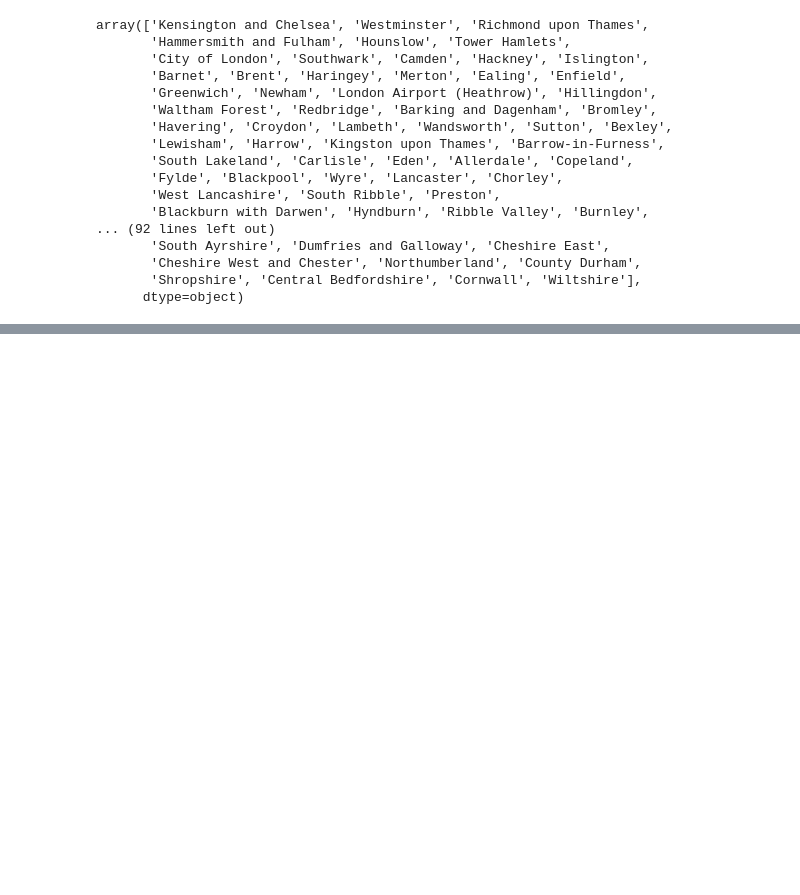
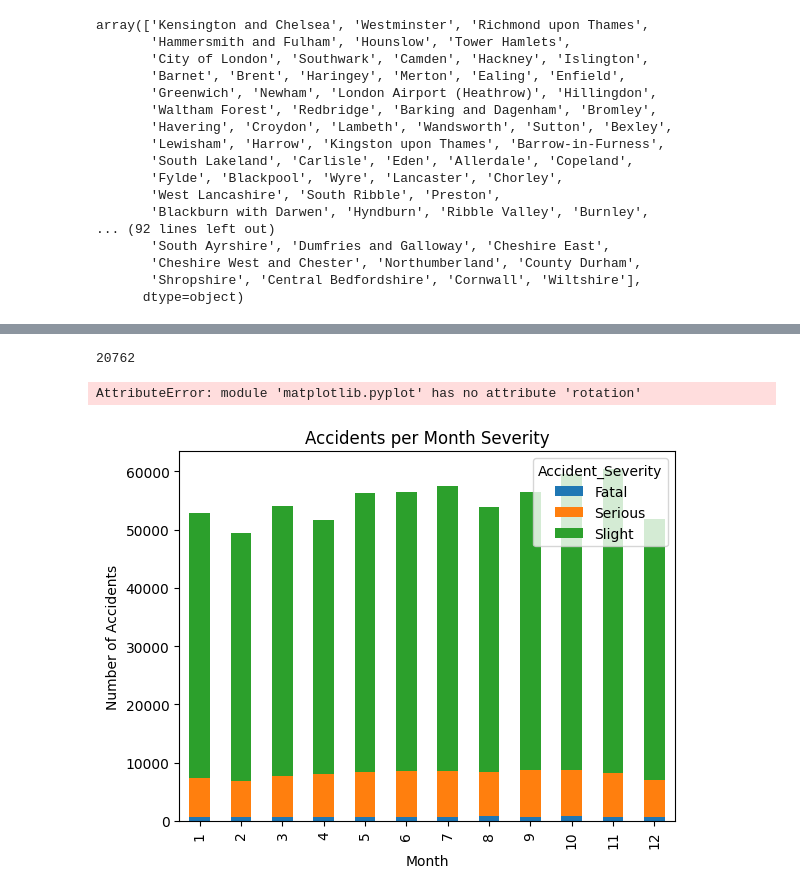
Before and after one commit to oliverliwanag/ELEC3A, a Jupyter notebook: ELEC03-3A/DATA VISUALIZATION.ipynb, the cells around one changed output, grey strips where cells are left out. Drawn from its saved outputs; the diff is of its cells as text; code cells hidden in the pictures; blank space fills up the shorter version.

```diff
--- a/ELEC03-3A/DATA VISUALIZATION.ipynb
+++ b/ELEC03-3A/DATA VISUALIZATION.ipynb
@@ -445,0 +439,19 @@ plt.show()
+# %%
+f = df[(df['Month'] == 1) & (df['Year'] == 2019)]
+g = f['Number_of_Casualties'].sum()
+g
+# %% [output]
+20762
+# %%
+accidents_per_month_severity = df.groupby(['Month', 'Accident_Severity']).size().unstack()
+
+accidents_per_month_severity.plot(kind ='bar', stacked = True)
+plt.title('Accidents per Month Severity')
+plt.xlabel('Month')
+plt.ylabel('Number of Accidents')
+plt.xticks(rotation=0)
+plt.gcf().set_size_inches(13, 8)
+plt.show()
+# %% [output]
+AttributeError: module 'matplotlib.pyplot' has no attribute 'rotation'
+[figure, added]
```
Also changed, not shown: parts of 1 cell of this notebook.
